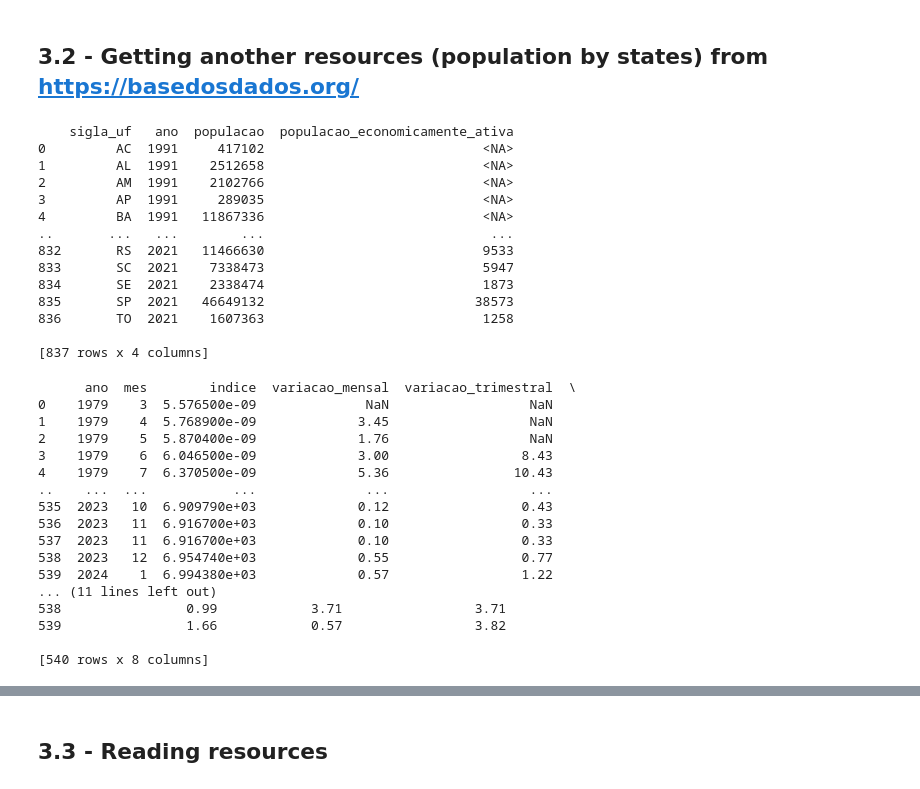
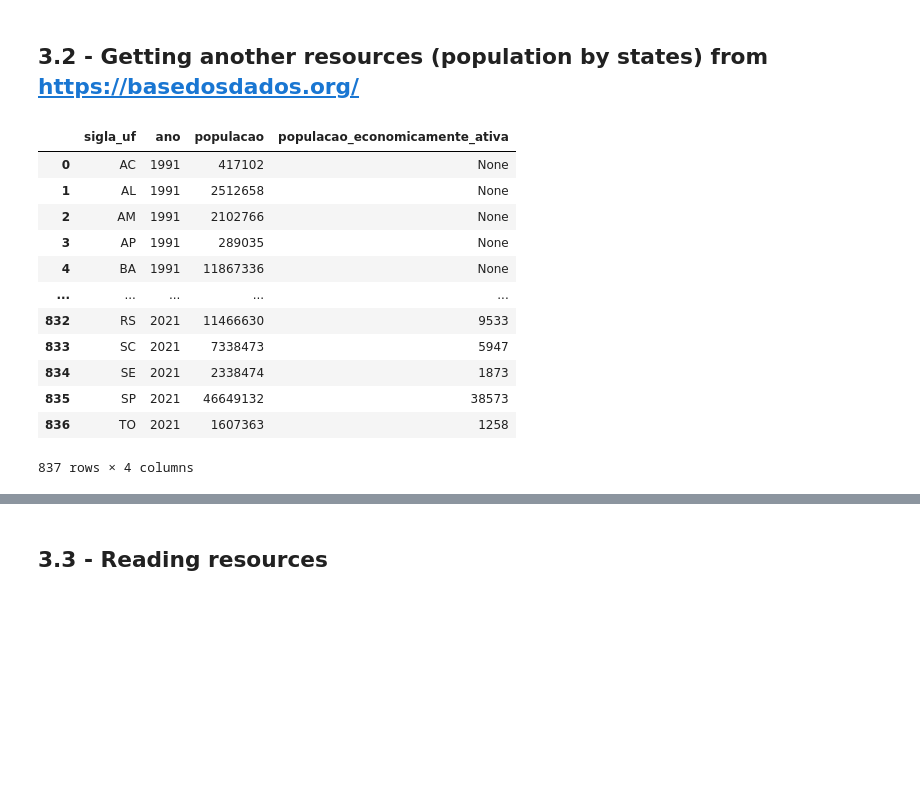
Before and after one commit to FredAlissonx/Revenue-By-State, a Jupyter notebook: ETL/ETL_job.ipynb, the cells around one changed output, grey strips where cells are left out. Drawn from its saved outputs; the diff is of its cells as text; code cells hidden in the pictures; blank space fills up the shorter version.

```diff
--- a/ETL/ETL_job.ipynb
+++ b/ETL/ETL_job.ipynb
@@ -82,44 +88,7 @@ def get_dataframe_from_basedosdados(dataset_id: str, table_id: str, billing_proj
 population_states_df = get_dataframe_from_basedosdados(
     dataset_id="br_ibge_populacao", table_id="uf", billing_project_id="revenue-etl"
     )
-# %%
-print(population_states_df)
-# %% [output]
-    sigla_uf   ano  populacao  populacao_economicamente_ativa
-0         AC  1991     417102                            <NA>
-1         AL  1991    2512658                            <NA>
-2         AM  1991    2102766                            <NA>
-3         AP  1991     289035                            <NA>
-4         BA  1991   11867336                            <NA>
-..       ...   ...        ...                             ...
-832       RS  2021   11466630                            9533
-833       SC  2021    7338473                            5947
-834       SE  2021    2338474                            1873
-835       SP  2021   46649132                           38573
-836       TO  2021    1607363                            1258
-
-[837 rows x 4 columns]
 # %%
 inflation_df = get_dataframe_from_basedosdados(
     dataset_id="br_ibge_inpc", table_id="mes_brasil", billing_project_id="revenue-etl"
 )
-# %%
-print(inflation_df)
-# %% [output]
-      ano  mes        indice  variacao_mensal  variacao_trimestral  \
-0    1979    3  5.576500e-09              NaN                  NaN
-1    1979    4  5.768900e-09             3.45                  NaN
-2    1979    5  5.870400e-09             1.76                  NaN
-3    1979    6  6.046500e-09             3.00                 8.43
-4    1979    7  6.370500e-09             5.36                10.43
-..    ...  ...           ...              ...                  ...
-535  2023   10  6.909790e+03             0.12                 0.43
-536  2023   11  6.916700e+03             0.10                 0.33
-537  2023   11  6.916700e+03             0.10                 0.33
-538  2023   12  6.954740e+03             0.55                 0.77
-539  2024    1  6.994380e+03             0.57                 1.22
-... (11 lines left out)
-538                0.99            3.71                 3.71
-539                1.66            0.57                 3.82
-
-[540 rows x 8 columns]
@@ -125,0 +99,16 @@ print(inflation_df)
+# %%
+population_states_df
+# %% [output]
+|  | sigla_uf | ano | populacao | populacao_economicamente_ativa |
+| 0 | AC | 1991 | 417102 | None |
+| 1 | AL | 1991 | 2512658 | None |
+| 2 | AM | 1991 | 2102766 | None |
+| 3 | AP | 1991 | 289035 | None |
+| 4 | BA | 1991 | 11867336 | None |
+| ... | ... | ... | ... | ... |
+| 832 | RS | 2021 | 11466630 | 9533 |
+| 833 | SC | 2021 | 7338473 | 5947 |
+| 834 | SE | 2021 | 2338474 | 1873 |
+| 835 | SP | 2021 | 46649132 | 38573 |
+| 836 | TO | 2021 | 1607363 | 1258 |
+837 rows × 4 columns
```
Also changed, not shown: parts of 14 cells of this notebook.
